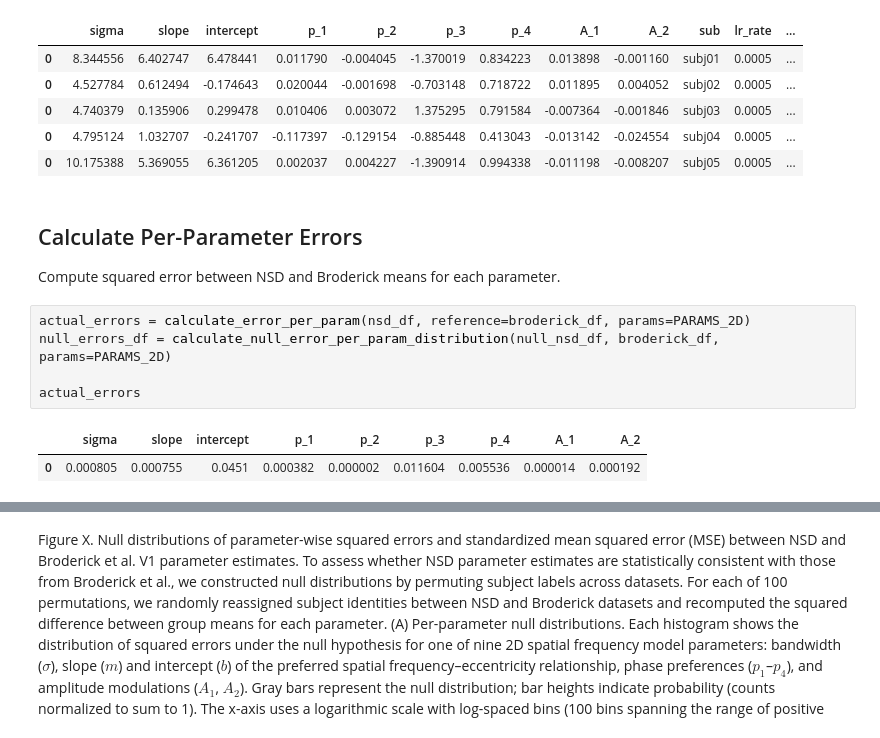
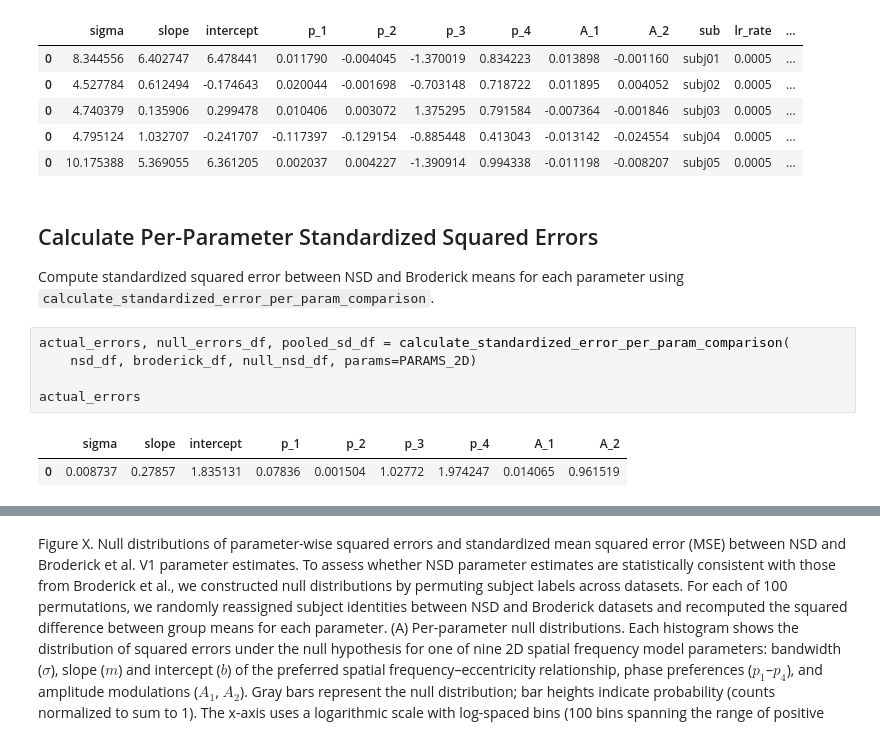
Before and after one commit to JiyeongHa/Spatial-Frequency-Preferences_NSDsyn, a Jupyter notebook: notebooks/plot_combined_error_mse_comparison.ipynb, the cells around one changed output, grey strips where cells are left out. Saved outputs shown, nothing was run; the diff lists cells and outputs as text.

```diff
--- a/notebooks/plot_combined_error_mse_comparison.ipynb
+++ b/notebooks/plot_combined_error_mse_comparison.ipynb
@@ -156,13 +161,13 @@ null_nsd_df.head()
 | 0 | 4.795124 | 1.032707 | -0.241707 | -0.117397 | -0.129154 | -0.885448 | 0.413043 | -0.013142 | -0.024554 | subj04 | 0.0005 | ... |
 | 0 | 10.175388 | 5.369055 | 6.361205 | 0.002037 | 0.004227 | -1.390914 | 0.994338 | -0.011198 | -0.008207 | subj05 | 0.0005 | ... |
 # %% [markdown]
-## Calculate Per-Parameter Errors
-Compute squared error between NSD and Broderick means for each parameter.
+## Calculate Per-Parameter Standardized Squared Errors
+Compute standardized squared error between NSD and Broderick means for each parameter using `calculate_standardized_error_per_param_comparison`.
 # %%
-actual_errors = calculate_error_per_param(nsd_df, reference=broderick_df, params=PARAMS_2D)
-null_errors_df = calculate_null_error_per_param_distribution(null_nsd_df, broderick_df, params=PARAMS_2D)
+actual_errors, null_errors_df, pooled_sd_df = calculate_standardized_error_per_param_comparison(
+    nsd_df, broderick_df, null_nsd_df, params=PARAMS_2D)
 
 actual_errors
 # %% [output]
 |  | sigma | slope | intercept | p_1 | p_2 | p_3 | p_4 | A_1 | A_2 |
-| 0 | 0.000805 | 0.000755 | 0.0451 | 0.000382 | 0.000002 | 0.011604 | 0.005536 | 0.000014 | 0.000192 |
+| 0 | 0.008737 | 0.27857 | 1.835131 | 0.07836 | 0.001504 | 1.02772 | 1.974247 | 0.014065 | 0.961519 |
```
Also changed, not shown: parts of 10 cells of this notebook.
